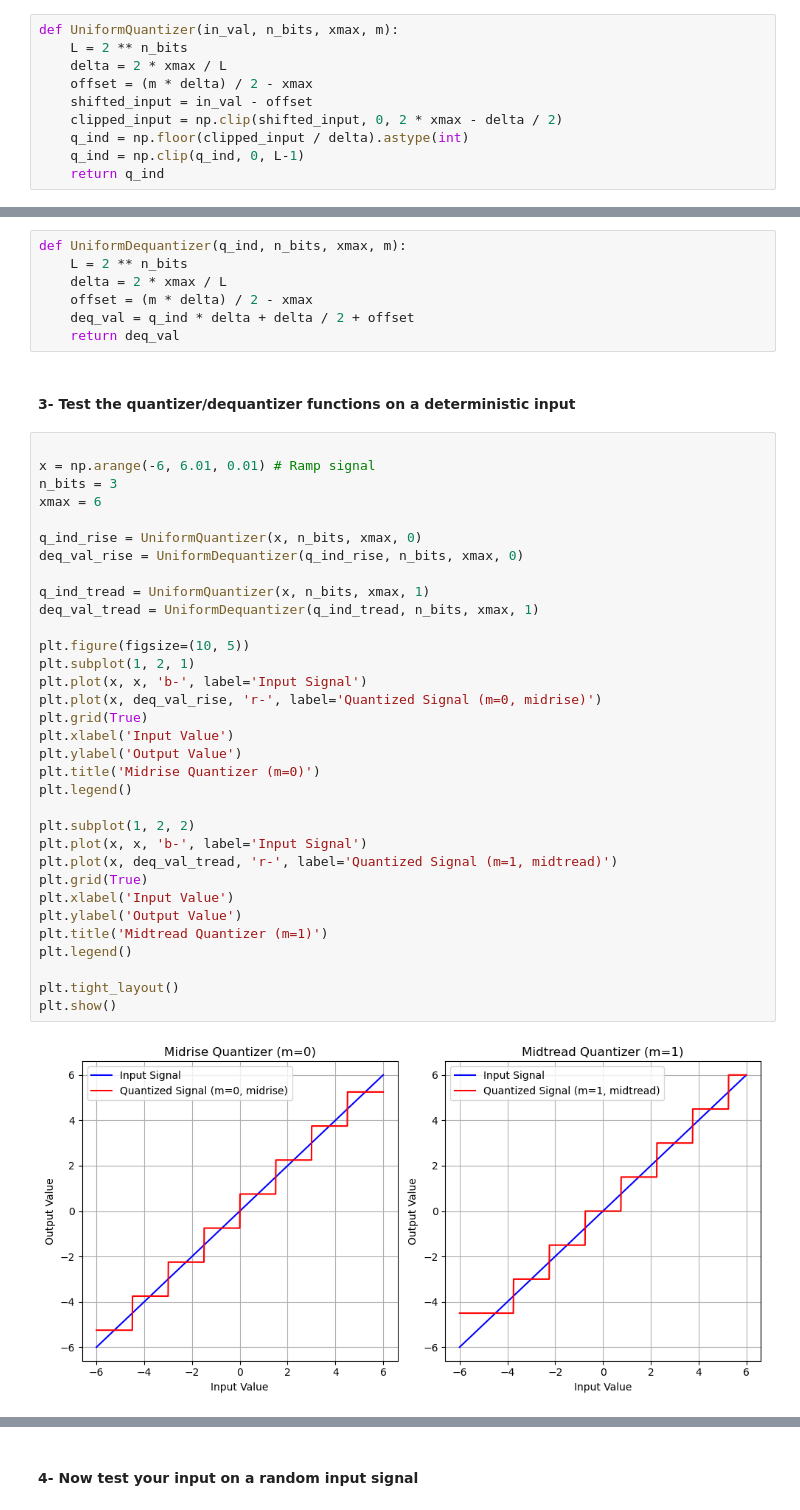
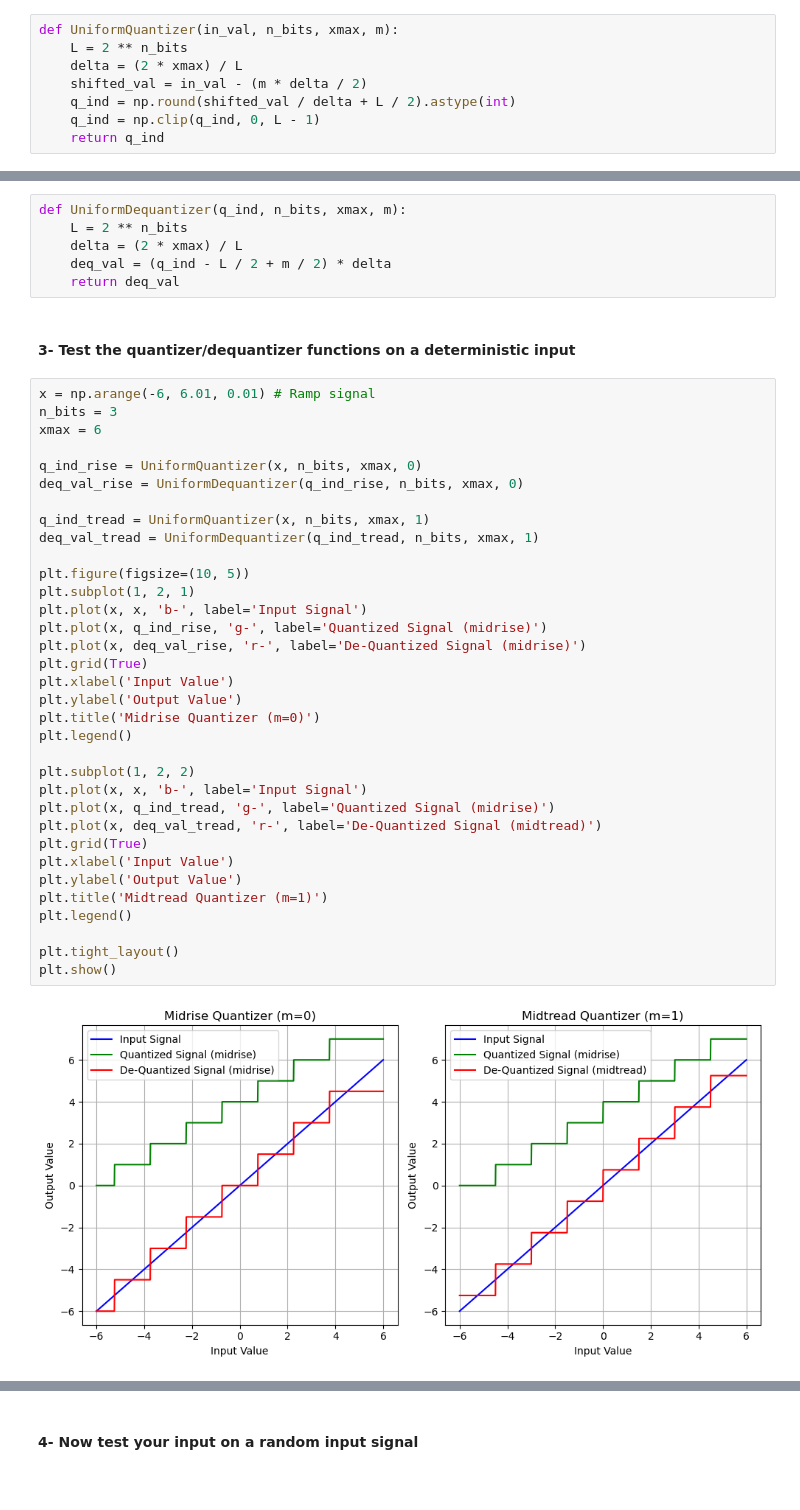
Before and after one commit to AhmedHamed3699/Digital-Communications-Labs, a Jupyter notebook: Assignment-1/quantizer.ipynb, the cells around one changed output, grey strips where cells are left out. Cells and saved outputs as stored; diff of their text form.

```diff
--- a/Assignment-1/quantizer.ipynb
+++ b/Assignment-1/quantizer.ipynb
@@ -9,56 +25,54 @@ num_samples = 10000
 # %%
 def UniformQuantizer(in_val, n_bits, xmax, m):
     L = 2 ** n_bits
-    delta = 2 * xmax / L
-    offset = (m * delta) / 2 - xmax
-    shifted_input = in_val - offset
-    clipped_input = np.clip(shifted_input, 0, 2 * xmax - delta / 2)
-    q_ind = np.floor(clipped_input / delta).astype(int)
-    q_ind = np.clip(q_ind, 0, L-1)
+    delta = (2 * xmax) / L
+    shifted_val = in_val - (m * delta / 2)
+    q_ind = np.round(shifted_val / delta + L / 2).astype(int)
+    q_ind = np.clip(q_ind, 0, L - 1)
     return q_ind
 # %% [markdown]
 #### 2- Implement a uniform scaler de-quantizer function with the header
 # %%
 def UniformDequantizer(q_ind, n_bits, xmax, m):
     L = 2 ** n_bits
-    delta = 2 * xmax / L
-    offset = (m * delta) / 2 - xmax
-    deq_val = q_ind * delta + delta / 2 + offset
+    delta = (2 * xmax) / L
+    deq_val = (q_ind - L / 2 + m / 2) * delta
     return deq_val
 # %% [markdown]
 #### 3- Test the quantizer/dequantizer functions on a deterministic input
 # %%
-
 x = np.arange(-6, 6.01, 0.01) # Ramp signal
 n_bits = 3
 xmax = 6
 
 q_ind_rise = UniformQuantizer(x, n_bits, xmax, 0)
 deq_val_rise = UniformDequantizer(q_ind_rise, n_bits, xmax, 0)
 
 q_ind_tread = UniformQuantizer(x, n_bits, xmax, 1)
 deq_val_tread = UniformDequantizer(q_ind_tread, n_bits, xmax, 1)
 
 plt.figure(figsize=(10, 5))
 plt.subplot(1, 2, 1)
 plt.plot(x, x, 'b-', label='Input Signal')
-plt.plot(x, deq_val_rise, 'r-', label='Quantized Signal (m=0, midrise)')
+plt.plot(x, q_ind_rise, 'g-', label='Quantized Signal (midrise)')
+plt.plot(x, deq_val_rise, 'r-', label='De-Quantized Signal (midrise)')
 plt.grid(True)
 plt.xlabel('Input Value')
 plt.ylabel('Output Value')
 plt.title('Midrise Quantizer (m=0)')
 plt.legend()
 
 plt.subplot(1, 2, 2)
 plt.plot(x, x, 'b-', label='Input Signal')
-plt.plot(x, deq_val_tread, 'r-', label='Quantized Signal (m=1, midtread)')
+plt.plot(x, q_ind_tread, 'g-', label='Quantized Signal (midrise)')
+plt.plot(x, deq_val_tread, 'r-', label='De-Quantized Signal (midtread)')
 plt.grid(True)
 plt.xlabel('Input Value')
 plt.ylabel('Output Value')
 plt.title('Midtread Quantizer (m=1)')
 plt.legend()
 
 plt.tight_layout()
 plt.show()
 # %% [output]
-[figure, old version]
+[figure, new version]
```
Also changed, not shown: parts of 7 cells of this notebook, 3 other files.
